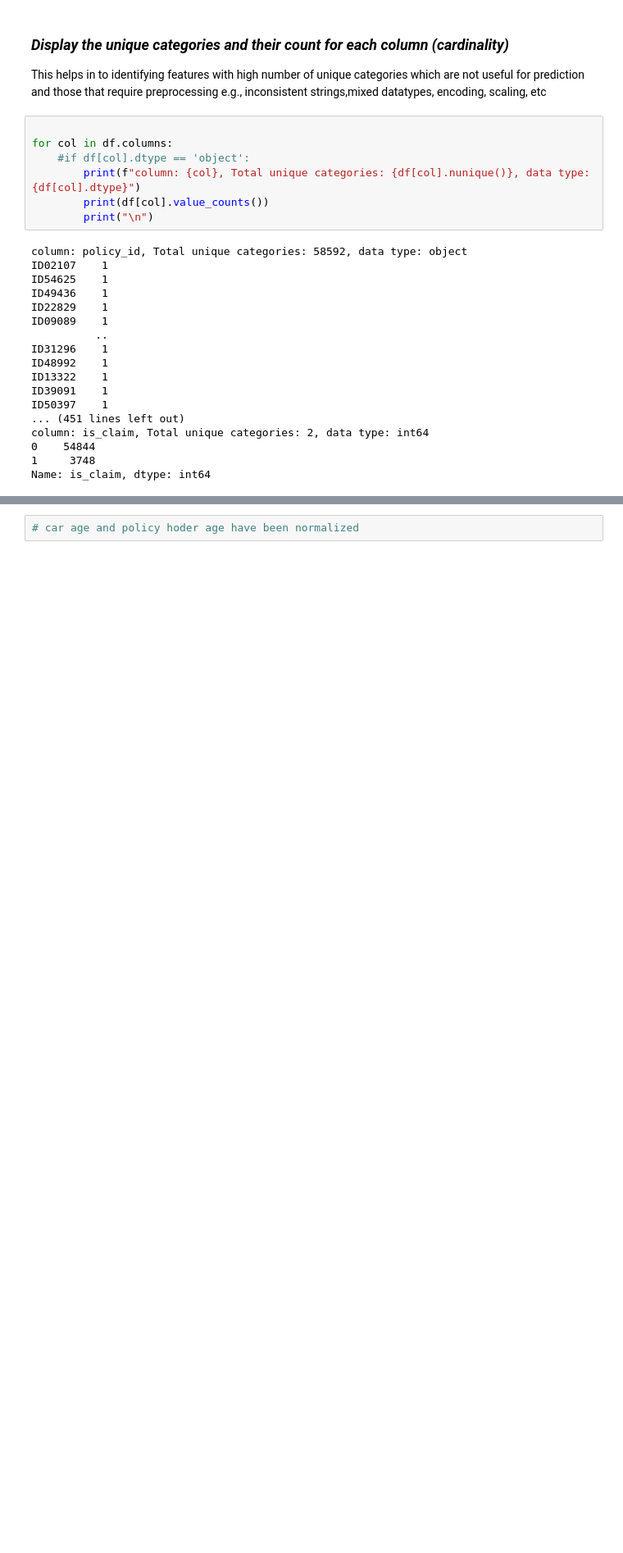
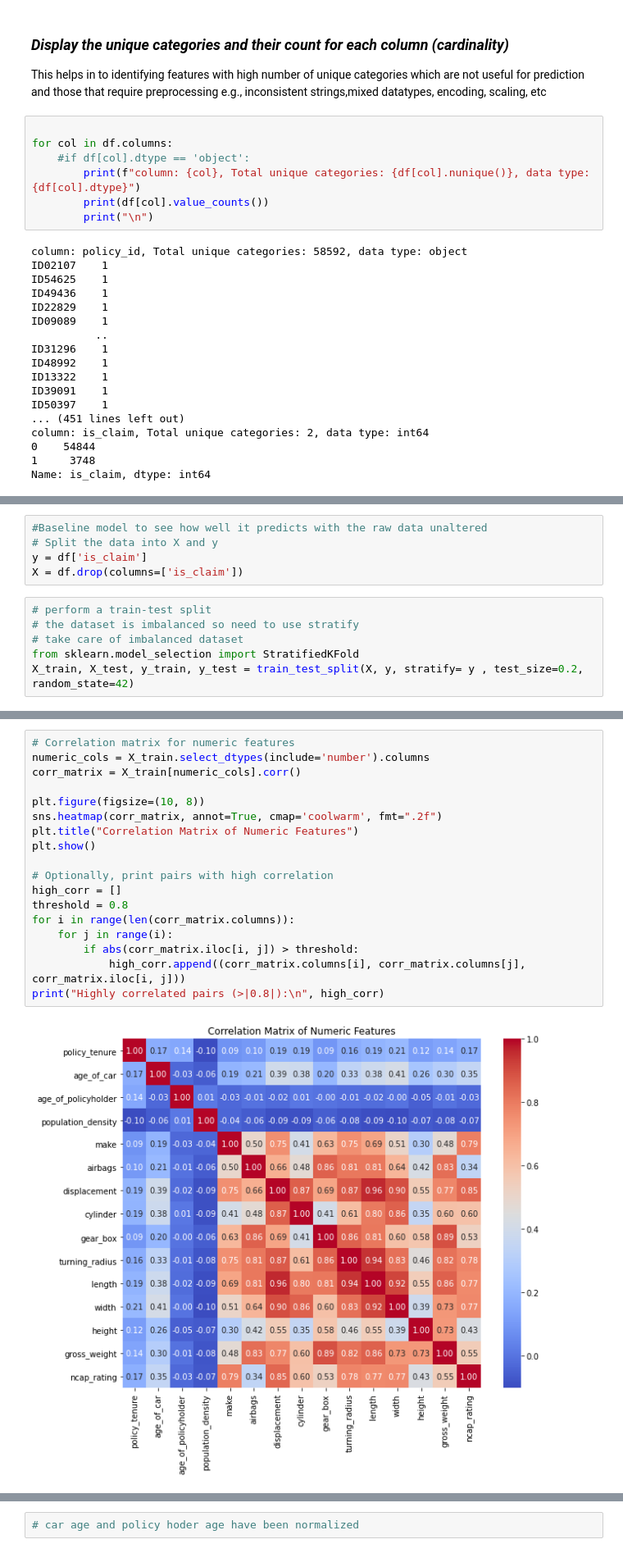
Before and after one commit to Calistus-design/Car_Insurance_Claim_Prediction, a Jupyter notebook: Index.ipynb, the cells around one changed output, grey strips where cells are left out. Shown at 82% size. Drawn from its saved outputs; the diff is of its cells as text; blank space fills up the shorter version.

Commit message:
Data cleaning

```diff
--- a/Index.ipynb
+++ b/Index.ipynb
@@ -213,0 +166,11 @@ Name: is_claim, dtype: int64
+# %%
+#Baseline model to see how well it predicts with the raw data unaltered
+# Split the data into X and y
+y = df['is_claim']
+X = df.drop(columns=['is_claim'])
+# %%
+# perform a train-test split
+# the dataset is imbalanced so need to use stratify
+# take care of imbalanced dataset
+from sklearn.model_selection import StratifiedKFold
+X_train, X_test, y_train, y_test = train_test_split(X, y, stratify= y , test_size=0.2, random_state=42)
@@ -213,0 +265,20 @@ Name: is_claim, dtype: int64
+# %%
+# Correlation matrix for numeric features
+numeric_cols = X_train.select_dtypes(include='number').columns
+corr_matrix = X_train[numeric_cols].corr()
+
+plt.figure(figsize=(10, 8))
+sns.heatmap(corr_matrix, annot=True, cmap='coolwarm', fmt=".2f")
+plt.title("Correlation Matrix of Numeric Features")
+plt.show()
+
+# Optionally, print pairs with high correlation
+high_corr = []
+threshold = 0.8
+for i in range(len(corr_matrix.columns)):
+    for j in range(i):
+        if abs(corr_matrix.iloc[i, j]) > threshold:
+            high_corr.append((corr_matrix.columns[i], corr_matrix.columns[j], corr_matrix.iloc[i, j]))
+print("Highly correlated pairs (>|0.8|):\n", high_corr)
+# %% [output]
+[figure, added]
```
Also changed, not shown: parts of 27 cells of this notebook, 2 other files.
